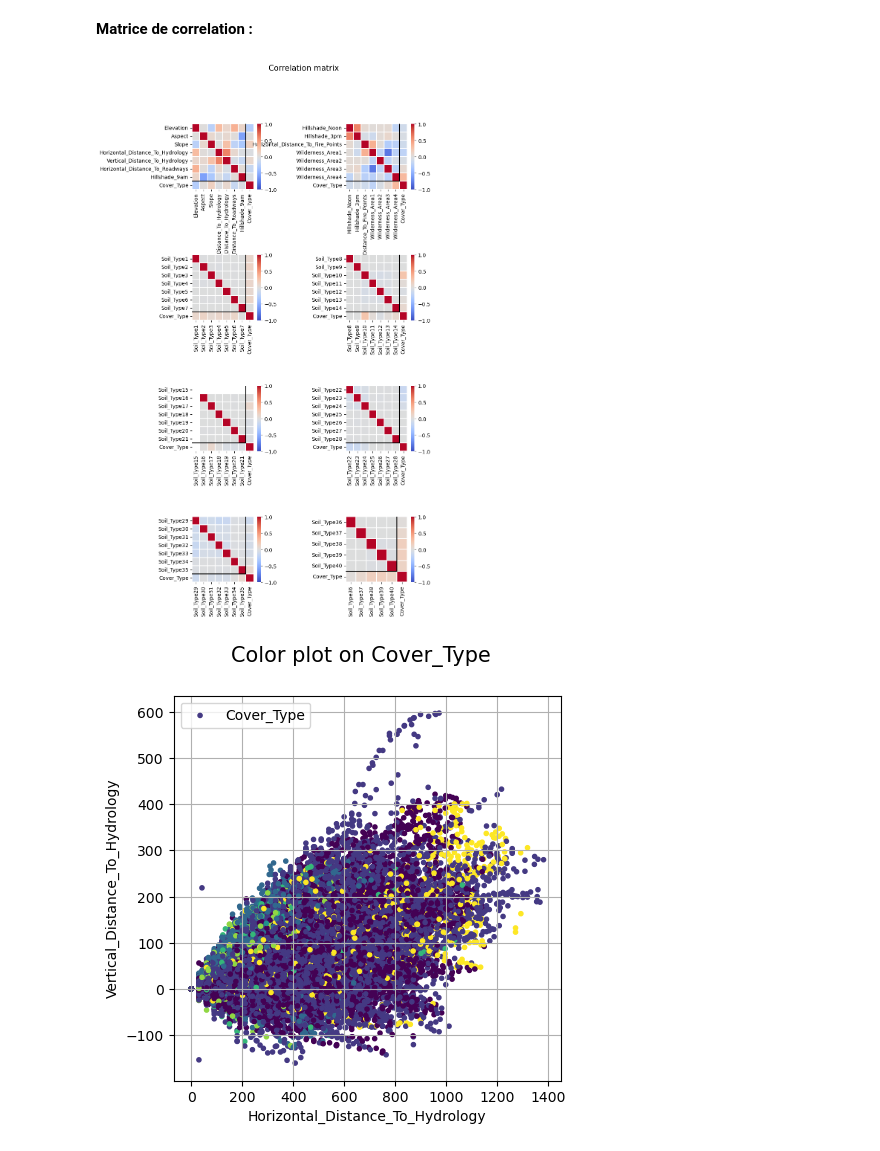
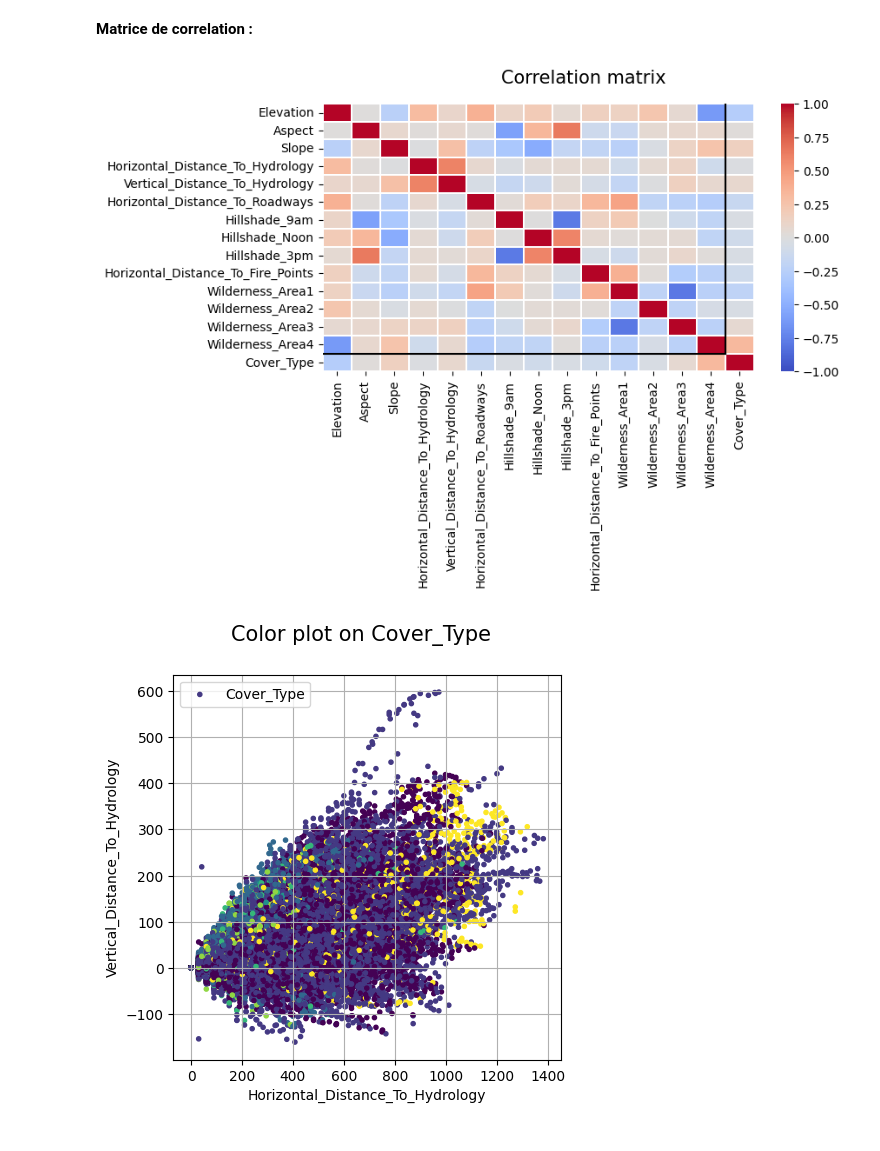
Before and after one commit to DarenXL/Apprentissage-Supervise-M2-MIA, a Jupyter notebook: Classification/classification.ipynb, the cells around one changed output. Cells and saved outputs as stored; diff of their text form; code cells hidden in the pictures.

```diff
--- a/Classification/classification.ipynb
+++ b/Classification/classification.ipynb
@@ -107,6 +107,7 @@ Les variables catrégorielles sont déjà mises sous forme de one-hot-vector enc
 # %% [markdown]
 **Matrice de correlation :**
 # %%
-corrplot(train, 'Cover_Type')
+# corrplot(train, 'Cover_Type',num_cols=5)
+corrplot(train.drop(train.columns[14:-1],axis=1), 'Cover_Type', num_cols=14,mt_width=1)
 # %% [output]
-[figure, old version]
+[figure, new version]
```
Also changed, not shown: parts of 16 cells of this notebook, 2 other files.
